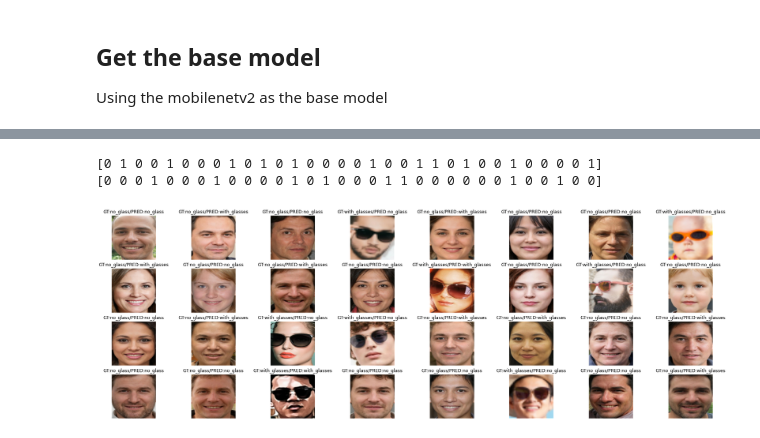
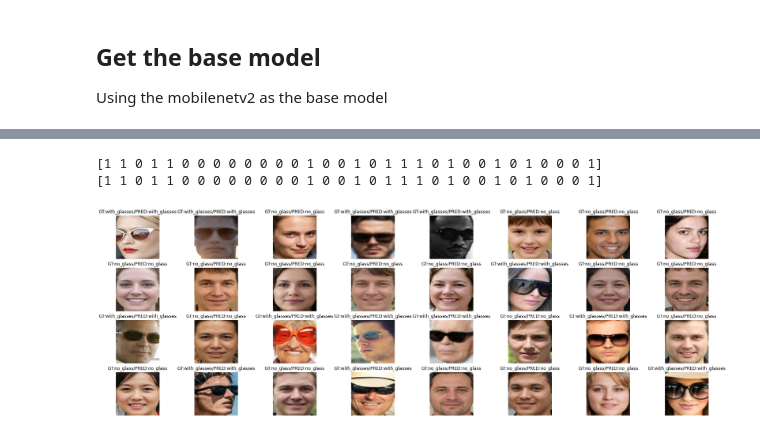
Before and after one commit to abhilb/mycolab, a Jupyter notebook: DetectSunglasses.ipynb, the cells around one changed output, grey strips where cells are left out. Drawn from its saved outputs; the diff is of its cells as text; code cells hidden in the pictures.

```diff
--- a/DetectSunglasses.ipynb
+++ b/DetectSunglasses.ipynb
@@ -77,11 +75,11 @@ x = preprocess_input(inputs)
 x = base_model(x, training=False)
 x = tf.keras.layers.GlobalAveragePooling2D()(x)
 x = tf.keras.layers.Dropout(0.2)(x)
-outputs = tf.keras.layers.Dense(1)(x)
+outputs = tf.keras.layers.Dense(2, activation="softmax")(x)
 model = tf.keras.Model(inputs, outputs)
 # %%
 model.compile(optimizer=tf.keras.optimizers.Adam(learning_rate=base_learning_rate),
-              loss=tf.keras.losses.BinaryCrossentropy(from_logits=True),
+              loss='sparse_categorical_crossentropy',
               metrics=['accuracy'])
 # %%
 model.summary()
@@ -157,26 +155,23 @@ print('Test accuracy :', accuracy)
 Test accuracy : 1.0
-# %%
-preds = model.predict(test_dataset).flatten()
-preds = tf.nn.sigmoid(preds)
-preds = tf.where(preds < 0.5, 0, 1)
 # %%
 import numpy as np
 figure = plt.figure(figsize=(30, 10))
 
 for images, labels in test_dataset:
   num_of_images = images.shape[0]
-  print(preds.numpy().flatten().astype(np.uint8))
+  preds = np.argmax(model.predict(images), axis=1)
+  print(preds)
   print(labels.numpy().flatten().astype(np.int8))
   for idx in range(num_of_images):
     image = images[idx].numpy().astype(np.uint8)
     ax = plt.subplot(4, 8, idx+1)
     ax.axis('off')
     gt = train_dataset.class_names[labels[idx].numpy().astype(np.uint8)[0]]
-    pred = train_dataset.class_names[preds[idx].numpy().astype(np.uint8)]
+    pred = train_dataset.class_names[preds[idx]]
     ax.set_title(f'GT:{gt}/PRED:{pred}')
     ax.imshow(image)
 plt.show()
 # %% [output]
-[0 1 0 0 1 0 0 0 1 0 1 0 1 0 0 0 0 1 0 0 1 1 0 1 0 0 1 0 0 0 0 1]
-[0 0 0 1 0 0 0 1 0 0 0 0 1 0 1 0 0 0 1 1 0 0 0 0 0 0 1 0 0 1 0 0]
+[1 1 0 1 1 0 0 0 0 0 0 0 0 1 0 0 1 0 1 1 1 0 1 0 0 1 0 1 0 0 0 1]
+[1 1 0 1 1 0 0 0 0 0 0 0 0 1 0 0 1 0 1 1 1 0 1 0 0 1 0 1 0 0 0 1]
-[figure, old version]
+[figure, new version]
```
Also changed, not shown: parts of 7 cells of this notebook.
